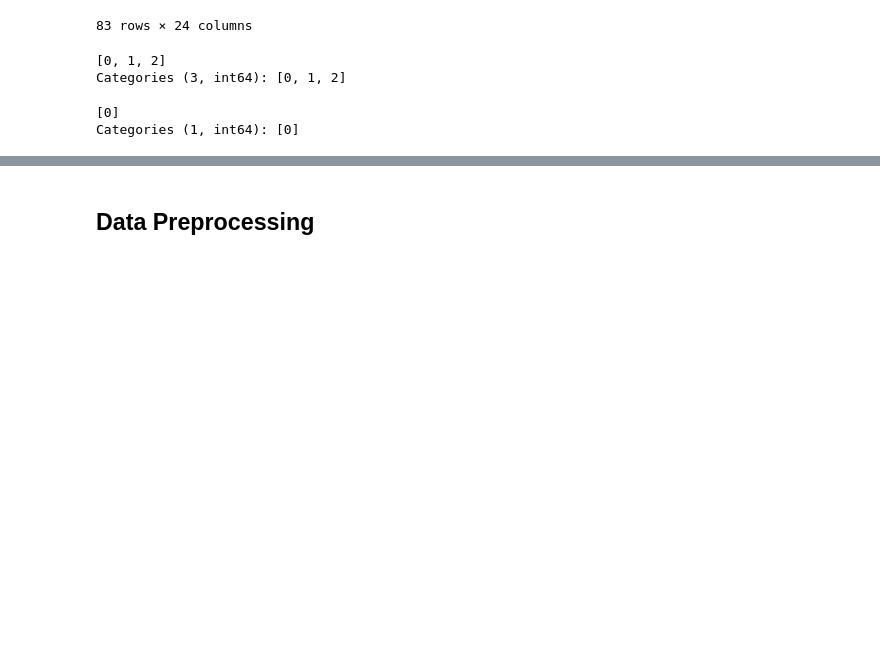
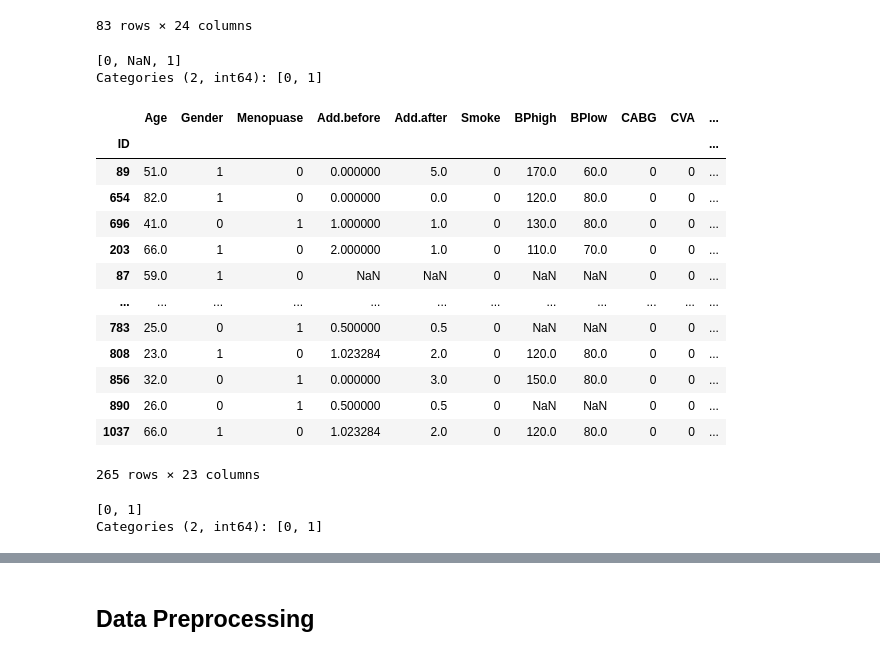
Before and after one commit to zareibehnam/Catheter-survival, a Jupyter notebook: article.ipynb, the cells around one changed output, grey strips where cells are left out. Saved outputs shown, nothing was run; the diff lists cells and outputs as text; code cells hidden in the pictures; blank space fills up the shorter version.

```diff
--- a/article.ipynb
+++ b/article.ipynb
@@ -344,6 +352,10 @@ category_codes
  'CathSide': {'Left': 0, 'RIght': 1, 'Right': 2, 'left': 3, 'right': 4},
  'CathTipLoc': {'Femoral': 0, 'Jugular': 1, 'Subcl': 2},
  'Diagnosis': {'Infection': 0, 'Thrombosis': 1, 'Works': 2}}
+# %%
+df_cleaned['Diagnosis'] = np.where(df_cleaned['Diagnosis'] == 2,1,0)
+# %%
+df_cleaned['Diagnosis'] = df_cleaned['Diagnosis'].astype('category')
 # %%
 df_cleaned.iloc[np.where(df_cleaned['Education'] == 0)]
 # %% [output]
@@ -365,7 +377,24 @@ df_cleaned.iloc[np.where(df_cleaned['Education'] == 0)]
 ## del Education because we have bias in this col
 df_cleaned = df_cleaned.drop('Education',axis=1)
 # %%
-df_cleaned.Menopuase.unique()
+df_cleaned.Smoke.unique()
 # %% [output]
-[0, 1, 2]
-Categories (3, int64): [0, 1, 2]
+[0, NaN, 1]
+Categories (2, int64): [0, 1]
+# %%
+df_cleaned.iloc[np.where(df_cleaned['Smoke'] == 0)]
+# %% [output]
+|  | Age | Gender | Menopuase | Add.before | Add.after | Smoke | BPhigh | BPlow | CABG | CVA | ... |
+| ID |  |  |  |  |  |  |  |  |  |  | ... |
+| 89 | 51.0 | 1 | 0 | 0.000000 | 5.0 | 0 | 170.0 | 60.0 | 0 | 0 | ... |
+| 654 | 82.0 | 1 | 0 | 0.000000 | 0.0 | 0 | 120.0 | 80.0 | 0 | 0 | ... |
+| 696 | 41.0 | 0 | 1 | 1.000000 | 1.0 | 0 | 130.0 | 80.0 | 0 | 0 | ... |
+| 203 | 66.0 | 1 | 0 | 2.000000 | 1.0 | 0 | 110.0 | 70.0 | 0 | 0 | ... |
+| 87 | 59.0 | 1 | 0 | NaN | NaN | 0 | NaN | NaN | 0 | 0 | ... |
+| ... | ... | ... | ... | ... | ... | ... | ... | ... | ... | ... | ... |
+| 783 | 25.0 | 0 | 1 | 0.500000 | 0.5 | 0 | NaN | NaN | 0 | 0 | ... |
+| 808 | 23.0 | 1 | 0 | 1.023284 | 2.0 | 0 | 120.0 | 80.0 | 0 | 0 | ... |
+| 856 | 32.0 | 0 | 1 | 0.000000 | 3.0 | 0 | 150.0 | 80.0 | 0 | 0 | ... |
+| 890 | 26.0 | 0 | 1 | 0.500000 | 0.5 | 0 | NaN | NaN | 0 | 0 | ... |
+| 1037 | 66.0 | 1 | 0 | 1.023284 | 2.0 | 0 | 120.0 | 80.0 | 0 | 0 | ... |
+265 rows × 23 columns
@@ -372,5 +404,5 @@ Categories (3, int64): [0, 1, 2]
 # %%
-df_cleaned.hyperlipidemia.unique()
+df_cleaned.CABG.unique()
 # %% [output]
-[0]
-Categories (1, int64): [0]
+[0, 1]
+Categories (2, int64): [0, 1]
```
Also changed, not shown: parts of 44 cells of this notebook.
